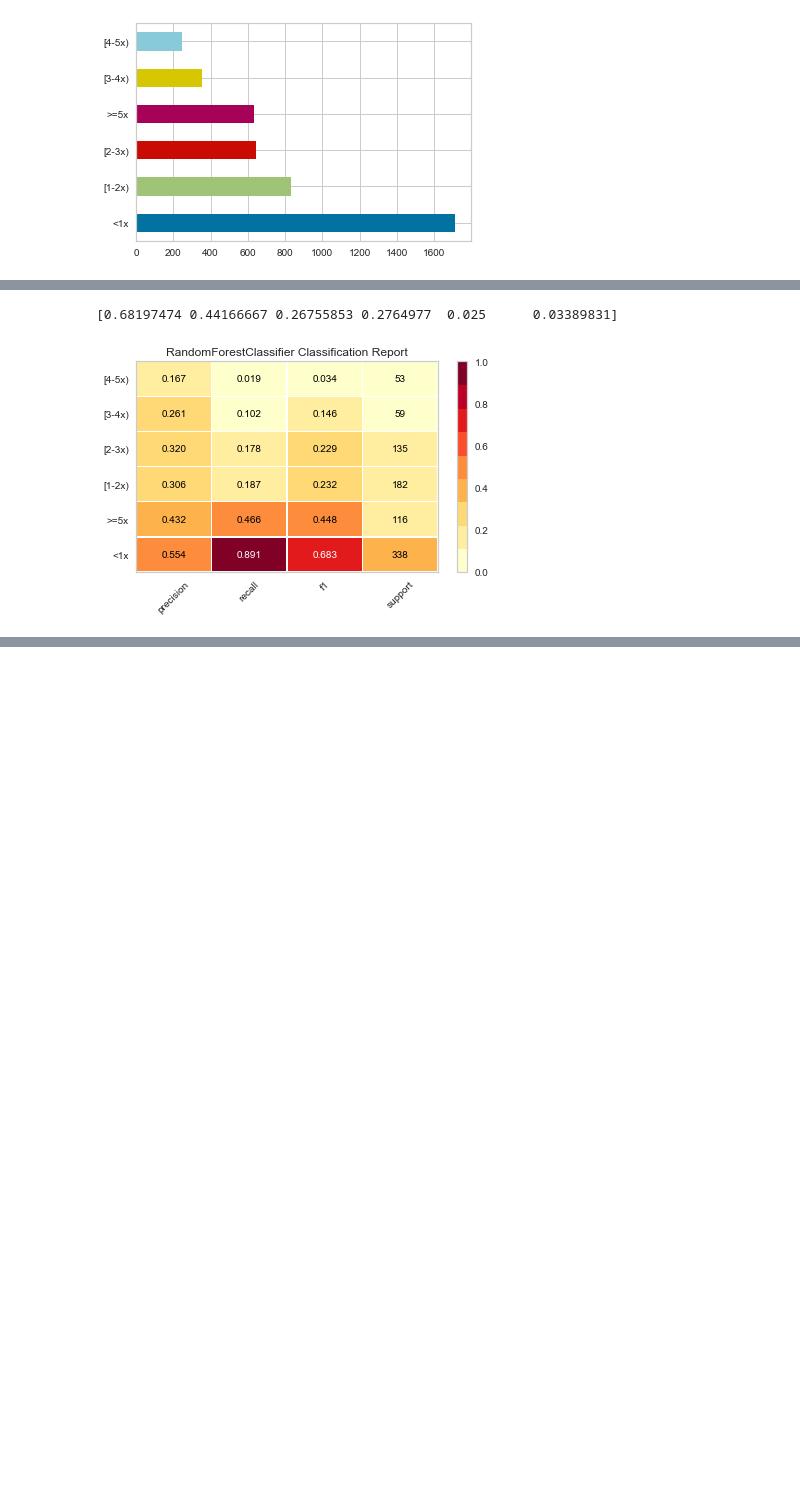
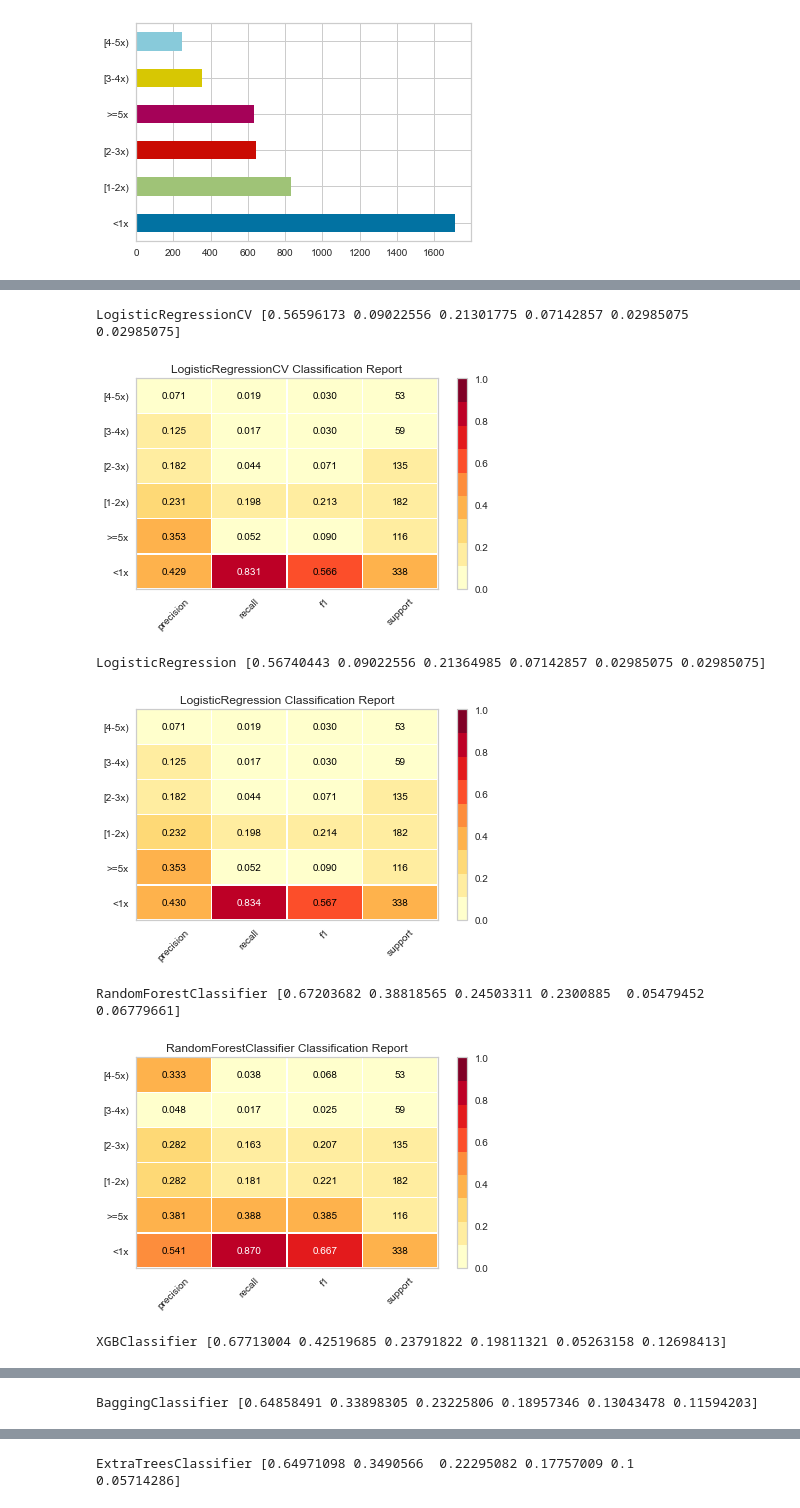
Before and after one commit to fagan2888/Box-Office, a Jupyter notebook: codes/Data_modeling_notebook/modelMoviesData.ipynb, the cells around one changed output, grey strips where cells are left out. Drawn from its saved outputs; the diff is of its cells as text; code cells hidden in the pictures; blank space fills up the shorter version.

```diff
--- a/codes/Data_modeling_notebook/modelMoviesData.ipynb
+++ b/codes/Data_modeling_notebook/modelMoviesData.ipynb
@@ -302,12 +382,9 @@ X = test[["Budget_Real", "Holiday", "Summer", "Spring", "Fall", "Winter",
 'Comp_Disney','Comp_DreamWorks', 'Comp_Fox', 'Comp_Lionsgate',
  'Comp_MGM', 'Comp_Miramax', 'Comp_Paramount', 'Comp_Sony',
  'Comp_Universal', 'Comp_WarnerBros', 'Comp_Other',
-'Revenue_Actor_Real','Revenue_Director_Real', 'Revenue_Writer_Real',
-'Nominated_Major','Nominated_Minor', 'Won_Major', 'Won_Minor'
-]]
+'Revenue_Actor_Real','Revenue_Director_Real', 'Revenue_Writer_Real']]
 y = test["Profit_Bucket_Binary"]
 
-# Next split up the data with the 'train test split' method in the Cross Validation module
 seed=3
 X_train, X_test, y_train, y_test = cross_validation.train_test_split(X, y, test_size = 0.2, random_state=seed)
 # %%
@@ -591,22 +480,3 @@ test['Profit_Bucket'].value_counts().plot(kind='barh')
 Name: Profit_Bucket, dtype: int64
 <matplotlib.axes._subplots.AxesSubplot at 0x...>
 [figure]
-# %%
-#Set X, y
-X = test[["Budget_Real", "Holiday", "Summer", "Spring", "Fall", "Winter",
-'Rating_RT', 'Rating_IMDB', 'Rating_Metacritic','isCollection','Length',
-'Genre_Drama', 'Genre_Comedy', 'Genre_Action_Adventure', 'Genre_Thriller_Horror',
- 'Genre_Romance', 'Genre_Crime_Mystery', 'Genre_Animation', 'Genre_Scifi',
- 'Genre_Documentary', 'Genre_Other',
-'Rated_G_PG', 'Rated_PG-13', 'Rated_R', 'Rated_Other',
-'Comp_Disney','Comp_DreamWorks', 'Comp_Fox', 'Comp_Lionsgate',
- 'Comp_MGM', 'Comp_Miramax', 'Comp_Paramount', 'Comp_Sony',
- 'Comp_Universal', 'Comp_WarnerBros', 'Comp_Other',
-'Revenue_Actor_Real','Revenue_Director_Real', 'Revenue_Writer_Real',
-'Nominated_Major','Nominated_Minor', 'Won_Major', 'Won_Minor'
-]]
-y = test["Profit_Bucket"]
-
-# Next split up the data with the 'train test split' method in the Cross Validation module
-seed=3
-X_train, X_test, y_train, y_test = cross_validation.train_test_split(X, y, test_size = 0.2, random_state=seed)
@@ -617,15 +494,20 @@ We will start with Random Forests to see how well it predicts both "Profit_Bucke
 # %%
-rf = RandomForestClassifier(n_estimators=50, oob_score=True)
-rf.fit(X_train, y_train)
-#print(rf.score(X_test, y_test))
-expected  = y_test
-predicted = rf.predict(X_test)
-print(f1_score(expected, predicted, average=None))
+for clf in classifiers:
+    clf.fit(X_train, y_train)
+    name = clf.__class__.__name__
+    expected = y_test
+    predicted = clf.predict(X_test)
+    print(name, (f1_score(expected, predicted, average=None)))
 
-oz = ClassificationReport(rf, support=True)
-oz.fit(X_train, y_train)
-oz.score(X_test, y_test)
-oz.poof()
+    oz = ClassificationReport(clf, support=True)
+    oz.fit(X_train, y_train)
+    oz.score(X_test, y_test)
+    oz.poof()
 # %% [output]
-[0.68197474 0.44166667 0.26755853 0.2764977  0.025      0.03389831]
+LogisticRegressionCV [0.56596173 0.09022556 0.21301775 0.07142857 0.02985075 0.02985075]
-[figure, old version]
+[figure, new version]
+LogisticRegression [0.56740443 0.09022556 0.21364985 0.07142857 0.02985075 0.02985075]
+[figure, added]
+RandomForestClassifier [0.67203682 0.38818565 0.24503311 0.2300885  0.05479452 0.06779661]
+[figure, added]
+XGBClassifier [0.67713004 0.42519685 0.23791822 0.19811321 0.05263158 0.12698413]
@@ -631,0 +515 @@ oz.poof()
+BaggingClassifier [0.64858491 0.33898305 0.23225806 0.18957346 0.13043478 0.11594203]
@@ -631,0 +517 @@ oz.poof()
+ExtraTreesClassifier [0.64971098 0.3490566  0.22295082 0.17757009 0.1        0.05714286]
```
Also changed, not shown: parts of 91 cells of this notebook, 1 other file.
